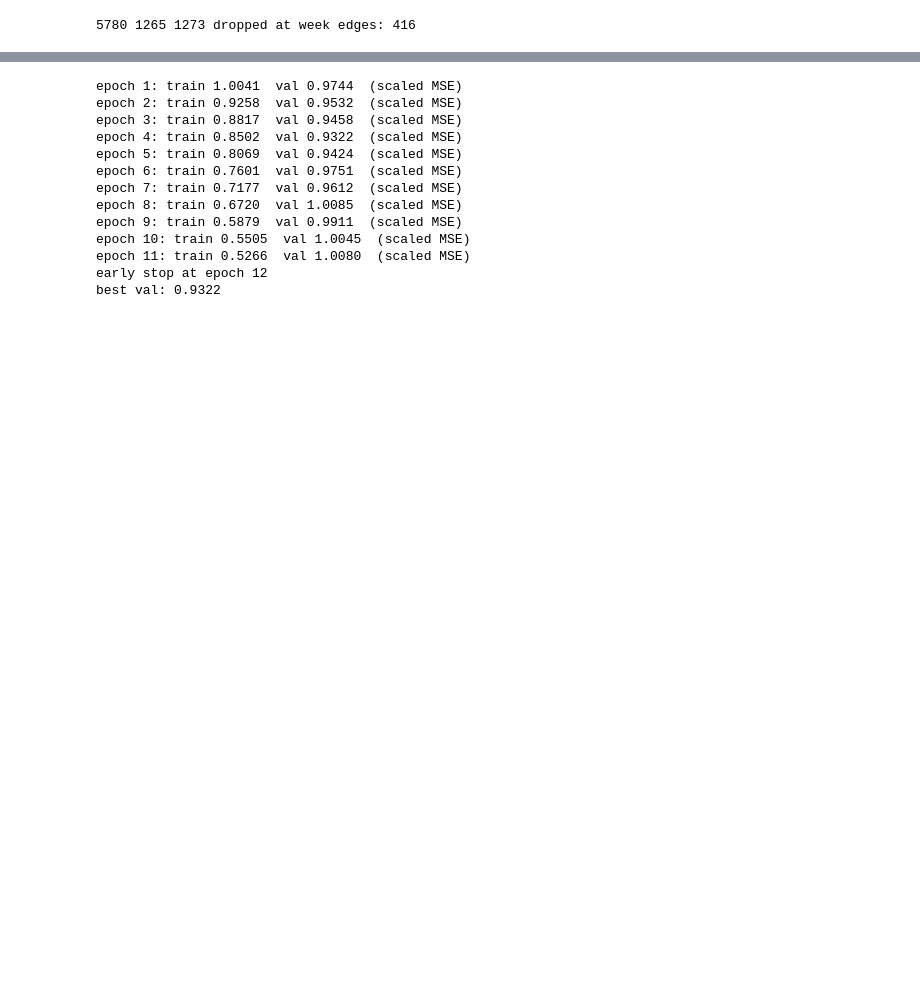
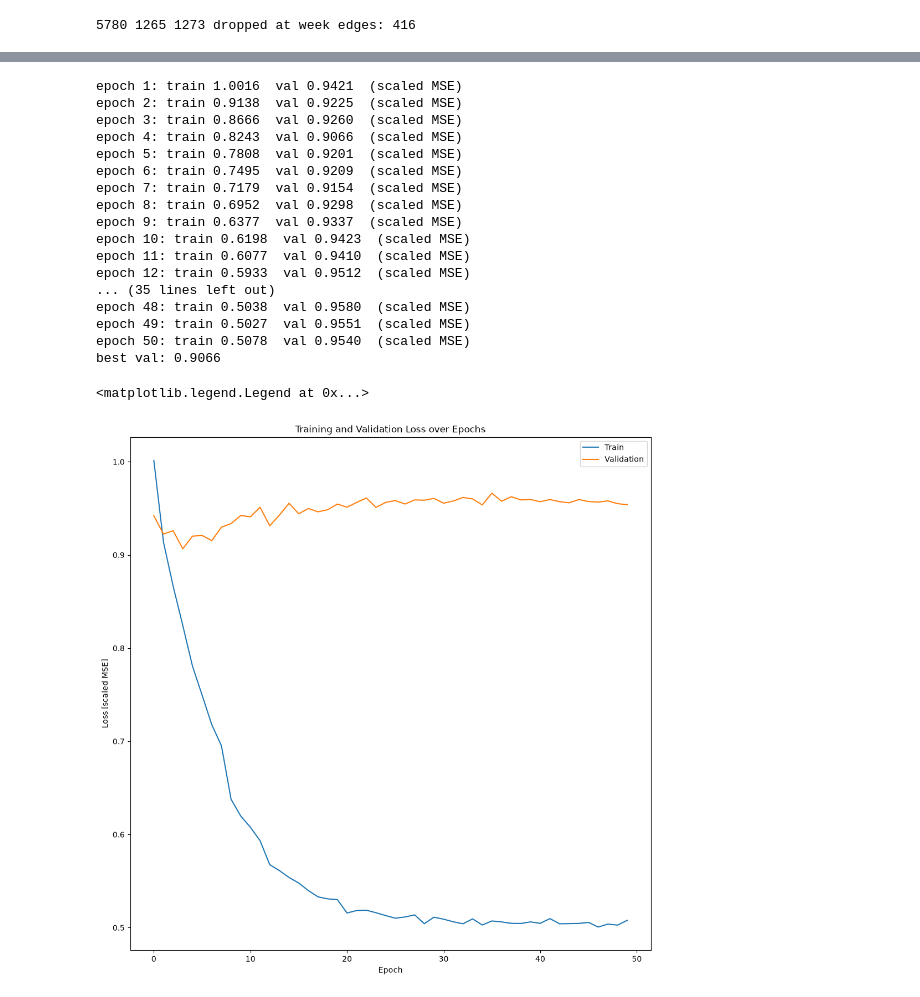
Before and after one commit to s-tjong/Project2, a Jupyter notebook: Project2_NNalt.ipynb, the cells around one changed output, grey strips where cells are left out. Saved outputs shown, nothing was run; the diff lists cells and outputs as text; code cells hidden in the pictures; blank space fills up the shorter version.

```diff
--- a/Project2_NNalt.ipynb
+++ b/Project2_NNalt.ipynb
@@ -217,8 +239,8 @@ for i in range(num_layers):
 
 input_channel = 2
 kernel_size = (3, 3)
-stride = (1, 1)
-padding = (1, 1)
+stride = (2, 2)
+padding = (0, 0)
 
 
 
@@ -229,6 +251,7 @@ class ConvBlock(nn.Module):
         self.bn = nn.BatchNorm2d(out_channels)    # matches out_channels
         self.gelu = nn.GELU()
 
+
     def forward(self, x):
         return self.gelu(self.bn(self.conv(x)))   # uses the names defined above
 # %%
@@ -280,17 +307,19 @@ parameters: 40,469
 # %%
 criterion = nn.MSELoss()
-optimizer = torch.optim.Adam(model.parameters(), lr=1e-3)
+optimizer = torch.optim.AdamW(model.parameters(), lr=3e-4, weight_decay=1e-2)   # <- was Adam, lr=1e-3
 scheduler = torch.optim.lr_scheduler.ReduceLROnPlateau(optimizer, mode="min", factor=0.5, patience=3)
-num_epochs, patience = 50, 8
-best_val, best_state, bad_epochs = float("inf"), None, 0
+num_epochs = 50
+best_val, best_state = float("inf"), None
+
+train_loss_list, val_loss_list = [], []
 
 for epoch in range(num_epochs):
     model.train()
     train_loss = 0.0
-    for xb, yb in train_loader:
-        xb, yb = xb.to(device), yb.to(device)
+    for xb, eb, yb in train_loader:
+        xb, eb, yb = xb.to(device), eb.to(device), yb.to(device)
         optimizer.zero_grad()
-        loss = criterion(model.forward_scaled(xb), model.scale_y(yb))
+        loss = criterion(model.forward_scaled(xb, eb), model.scale_y(yb))
         loss.backward()
         optimizer.step()
         train_loss += loss.item() * len(xb)
@@ -299,37 +328,52 @@ for epoch in range(num_epochs):
     model.eval()
     val_loss = 0.0
     with torch.no_grad():
-        for xb, yb in val_loader:
-            xb, yb = xb.to(device), yb.to(device)
-            val_loss += criterion(model.forward_scaled(xb), model.scale_y(yb)).item() * len(xb)
+        for xb, eb, yb in val_loader:
+            xb, eb, yb = xb.to(device), eb.to(device), yb.to(device)
+            val_loss += criterion(model.forward_scaled(xb, eb), model.scale_y(yb)).item() * len(xb)
     val_loss /= len(val_loader.dataset)
     scheduler.step(val_loss)
 
     if val_loss < best_val:
-        best_val, best_state, bad_epochs = val_loss, copy.deepcopy(model.state_dict()), 0
-    else:
-        bad_epochs += 1
-        if bad_epochs >= patience:
-            print(f"early stop at epoch {epoch + 1}")
-            break
+        best_val, best_state = val_loss, copy.deepcopy(model.state_dict())
+
+    train_loss_list.append(train_loss)
+    val_loss_list.append(val_loss)
     print(f"epoch {epoch + 1}: train {train_loss:.4f}  val {val_loss:.4f}  (scaled MSE)")
 
 model.load_state_dict(best_state)
 print(f"best val: {best_val:.4f}")
 # %% [output]
-epoch 1: train 1.0041  val 0.9744  (scaled MSE)
-epoch 2: train 0.9258  val 0.9532  (scaled MSE)
-epoch 3: train 0.8817  val 0.9458  (scaled MSE)
-epoch 4: train 0.8502  val 0.9322  (scaled MSE)
-epoch 5: train 0.8069  val 0.9424  (scaled MSE)
-epoch 6: train 0.7601  val 0.9751  (scaled MSE)
-epoch 7: train 0.7177  val 0.9612  (scaled MSE)
-epoch 8: train 0.6720  val 1.0085  (scaled MSE)
-epoch 9: train 0.5879  val 0.9911  (scaled MSE)
-epoch 10: train 0.5505  val 1.0045  (scaled MSE)
-epoch 11: train 0.5266  val 1.0080  (scaled MSE)
-early stop at epoch 12
-best val: 0.9322
+epoch 1: train 1.0016  val 0.9421  (scaled MSE)
+epoch 2: train 0.9138  val 0.9225  (scaled MSE)
+epoch 3: train 0.8666  val 0.9260  (scaled MSE)
+epoch 4: train 0.8243  val 0.9066  (scaled MSE)
+epoch 5: train 0.7808  val 0.9201  (scaled MSE)
+epoch 6: train 0.7495  val 0.9209  (scaled MSE)
+epoch 7: train 0.7179  val 0.9154  (scaled MSE)
+epoch 8: train 0.6952  val 0.9298  (scaled MSE)
+epoch 9: train 0.6377  val 0.9337  (scaled MSE)
+epoch 10: train 0.6198  val 0.9423  (scaled MSE)
+epoch 11: train 0.6077  val 0.9410  (scaled MSE)
+epoch 12: train 0.5933  val 0.9512  (scaled MSE)
+... (35 lines left out)
+epoch 48: train 0.5038  val 0.9580  (scaled MSE)
+epoch 49: train 0.5027  val 0.9551  (scaled MSE)
+epoch 50: train 0.5078  val 0.9540  (scaled MSE)
+best val: 0.9066
+# %%
+fig, ax = plt.subplots(ncols = 1, nrows =1, figsize = (10, 10), layout = "constrained")
+
+x = np.arange(num_epochs)
+ax.plot(x, train_loss_list, label="Train")
+ax.plot(x, val_loss_list, label="Validation")
+ax.set_xlabel("Epoch")
+ax.set_ylabel("Loss [scaled MSE]")
+ax.set_title("Training and Validation Loss over Epochs")
+ax.legend()
+# %% [output]
+<matplotlib.legend.Legend at 0x...>
+[figure, added]
 # %%
 model.eval()
 preds = []
```
Also changed, not shown: parts of 7 cells of this notebook, 2 other files.
